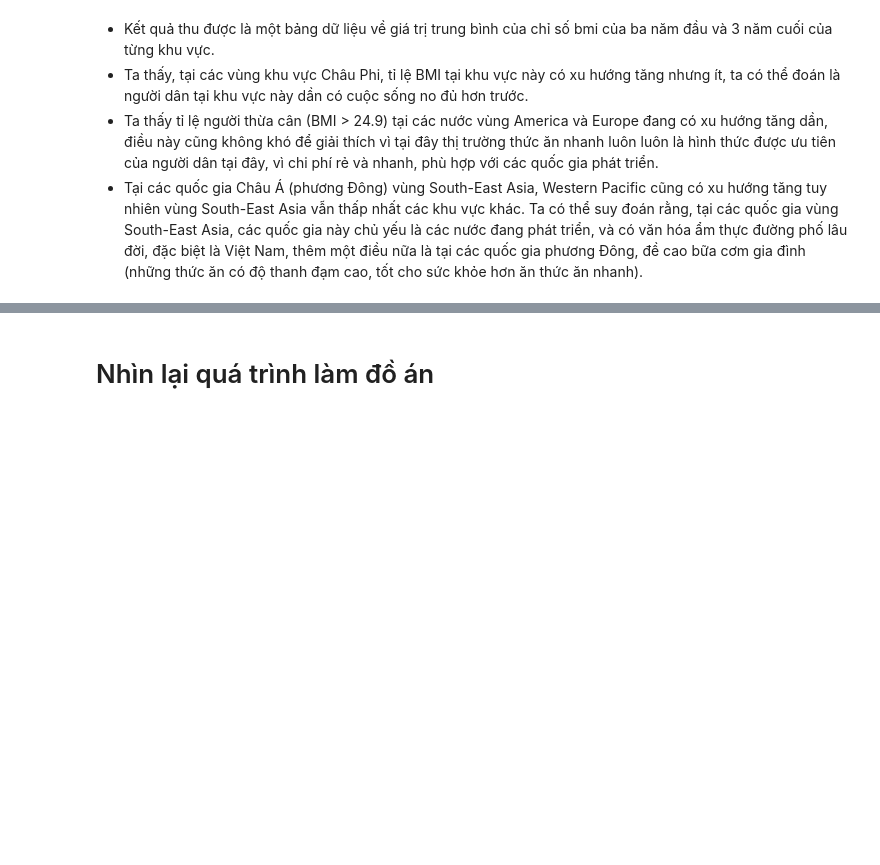
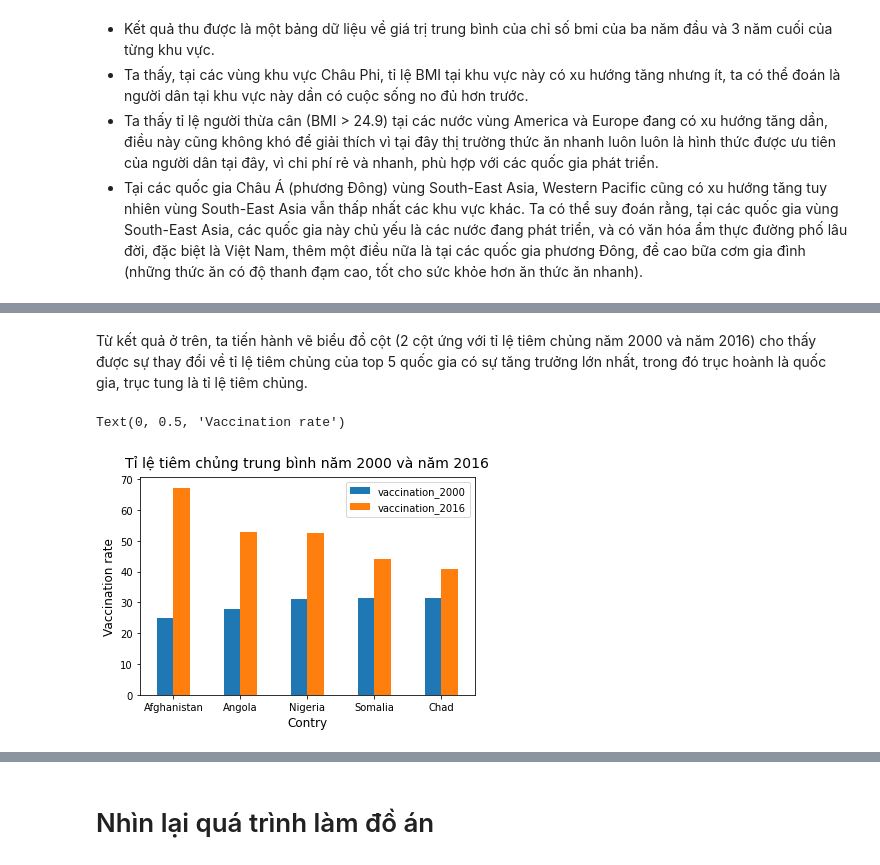
Before and after one commit to dhptrung/P4DS-FinalProject, a Jupyter notebook: P4DS-FinalProject.ipynb, the cells around one changed output, grey strips where cells are left out. Cells and saved outputs as stored; diff of their text form; code cells hidden in the pictures; blank space fills up the shorter version.

```diff
--- a/P4DS-FinalProject.ipynb
+++ b/P4DS-FinalProject.ipynb
@@ -263,0 +428,2 @@ df_bmi
+# %%
+df['vaccination'] = df[['hepatitis', 'measles', 'polio', 'diphtheria']].mean(axis=1, skipna=True)
@@ -263,0 +435,13 @@ df_bmi
+# %%
+vaccine_df = pd.DataFrame()
+vaccine_df['country'] = df['country'].unique()
+
+vaccination_2000 = df[df['year']==2000]['vaccination'].array
+vaccination_2016 = df[df['year']==2016]['vaccination'].array
+vaccine_df['vaccination_2000'] = vaccination_2000
+vaccine_df['vaccination_2016'] = vaccination_2016
+vaccine_df.sort_values(by='vaccination_2000', inplace=True)
+vaccine_df['growth_rate'] = (vaccine_df['vaccination_2016'] - vaccine_df['vaccination_2000']) \
+                            / vaccine_df['vaccination_2000'] * 100
+vaccine_df.set_index('country', inplace=True)
+vaccine_df.head(5)
@@ -263,0 +456,10 @@ df_bmi
+# %% [markdown]
+Từ kết quả ở trên, ta tiến hành vẽ biểu đồ cột (2 cột ứng với tỉ lệ tiêm chủng năm 2000 và năm 2016) cho thấy được sự thay đổi về tỉ lệ tiêm chủng của top 5 quốc gia có sự tăng trưởng lớn nhất, trong đó trục hoành là quốc gia, trục tung là tỉ lệ tiêm chủng.
+# %%
+ax = vaccine_df[:5].plot.bar(y=['vaccination_2000', 'vaccination_2016'], rot=0)
+plt.title('Tỉ lệ tiêm chủng trung bình năm 2000 và năm 2016', pad=10, fontsize=14)
+plt.xlabel('Contry', fontsize=12)
+plt.ylabel('Vaccination rate', fontsize=12)
+# %% [output]
+Text(0, 0.5, 'Vaccination rate')
+[figure, added]
```
Also changed, not shown: parts of 42 cells of this notebook.
